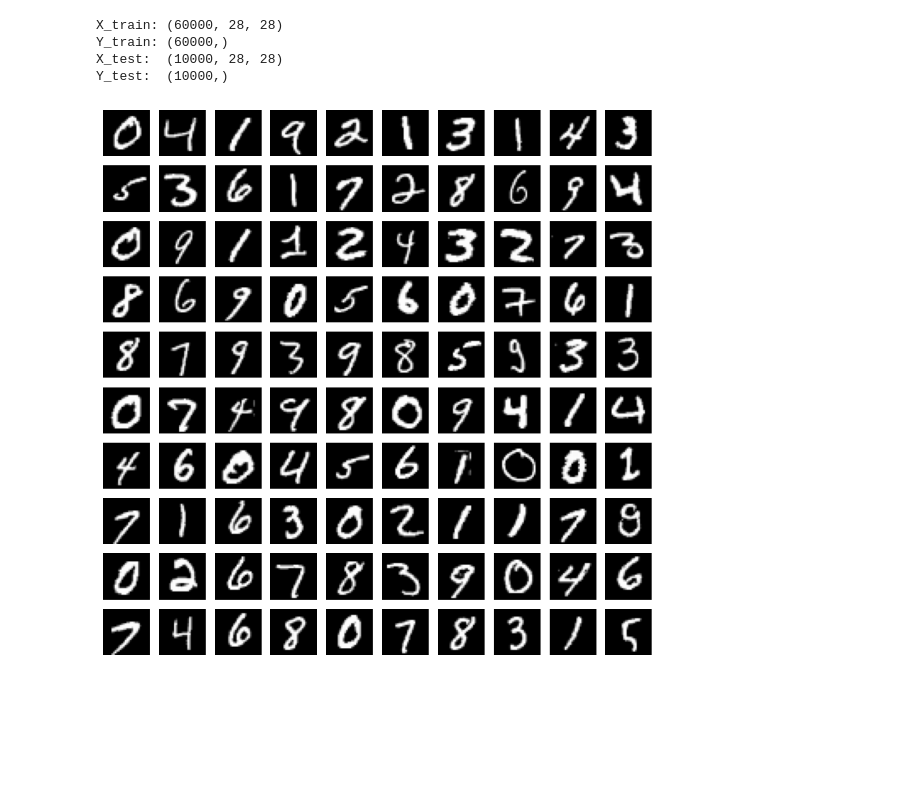
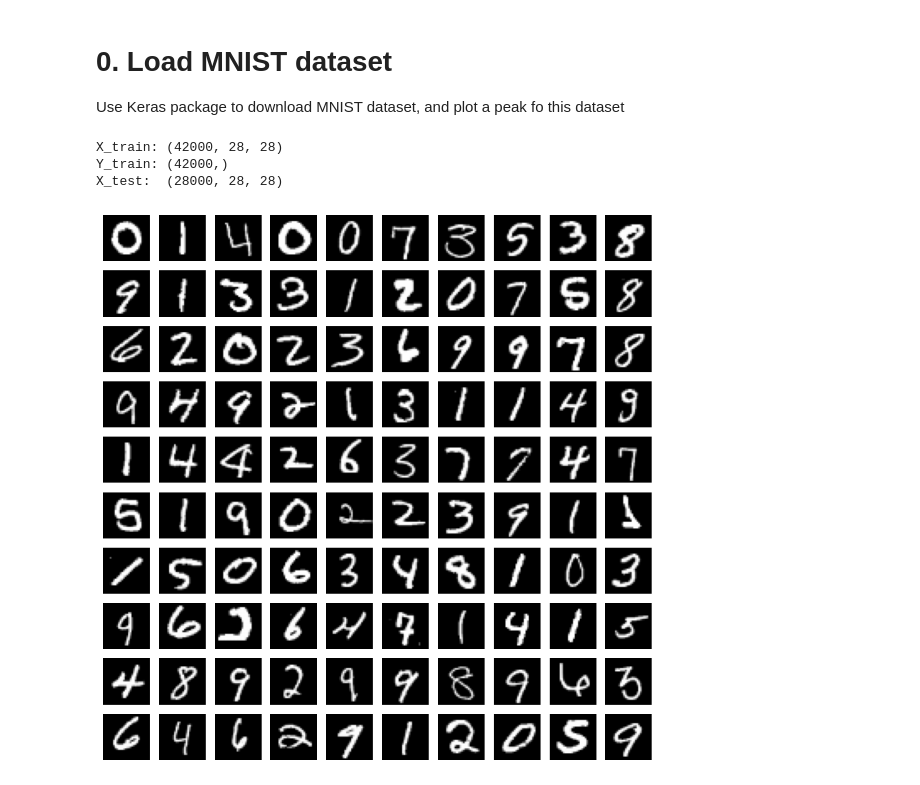
Before and after one commit to mcachosoblechero/Classic-ML-Datasets, a Jupyter notebook: MNIST/exploration/standard_mnist.ipynb, the cells around one changed output. Drawn from its saved outputs; the diff is of its cells as text; code cells hidden in the pictures; blank space fills up the shorter version.

```diff
--- a/MNIST/exploration/standard_mnist.ipynb
+++ b/MNIST/exploration/standard_mnist.ipynb
@@ -22,22 +23,43 @@ Downloading data from https://storage.googleapis.com/tensorflow/tf-keras-dataset
+# %% [markdown]
+# 0. Load MNIST dataset
+
+Use Keras package to download MNIST dataset, and plot a peak fo this dataset
+# %%
+# Loading the dataset from Keras
+# (X_train, y_train), (X_test, y_test) = mnist.load_data()
+
+# Load from CSV - Train
+raw_data = pd.read_csv("../input/digit-recognizer/train.csv")
+X_train = raw_data.drop('label', axis=1).values / 255.
+X_train = np.reshape(X_train, (len(X_train), 28, 28))
+y_train = raw_data['label'].values
+dataset_train = tf.data.Dataset.from_tensor_slices((X_train, y_train))
+
+# Load from CSV - Test
+raw_data = pd.read_csv("../input/digit-recognizer/test.csv")
+X_test = raw_data.values / 255.
+X_test = np.reshape(X_test, (len(X_test), 28, 28))
+dataset_test = tf.data.Dataset.from_tensor_slices(X_test)
+
+dataset_train = dataset_train.batch(config['batch']).prefetch(1)
+dataset_test = dataset_test.batch(config['batch']).prefetch(1)
 # %%
 # Understand the size of this dataset
-print('X_train: ' + str(train_X.shape))
-print('Y_train: ' + str(train_y.shape))
-print('X_test:  '  + str(test_X.shape))
-print('Y_test:  '  + str(test_y.shape))
+print('X_train: ' + str(X_train.shape))
+print('Y_train: ' + str(y_train.shape))
+print('X_test:  '  + str(X_test.shape))
 # %% [output]
-X_train: (60000, 28, 28)
-Y_train: (60000,)
-X_test:  (10000, 28, 28)
-Y_test:  (10000,)
+X_train: (42000, 28, 28)
+Y_train: (42000,)
+X_test:  (28000, 28, 28)
 # %%
 # Plot a sample of this dataset
 plt.figure(figsize=(10,10))
 for i in range(1,101):
     plt.subplot(10, 10, i)
-    plt.imshow(train_X[i], cmap=plt.get_cmap('gray'))
+    plt.imshow(X_train[i], cmap=plt.get_cmap('gray'))
     plt.axis('off')
 
 plt.show()
 # %% [output]
-[figure, old version]
+[figure, new version]
```
Also changed, not shown: parts of 8 cells of this notebook.
